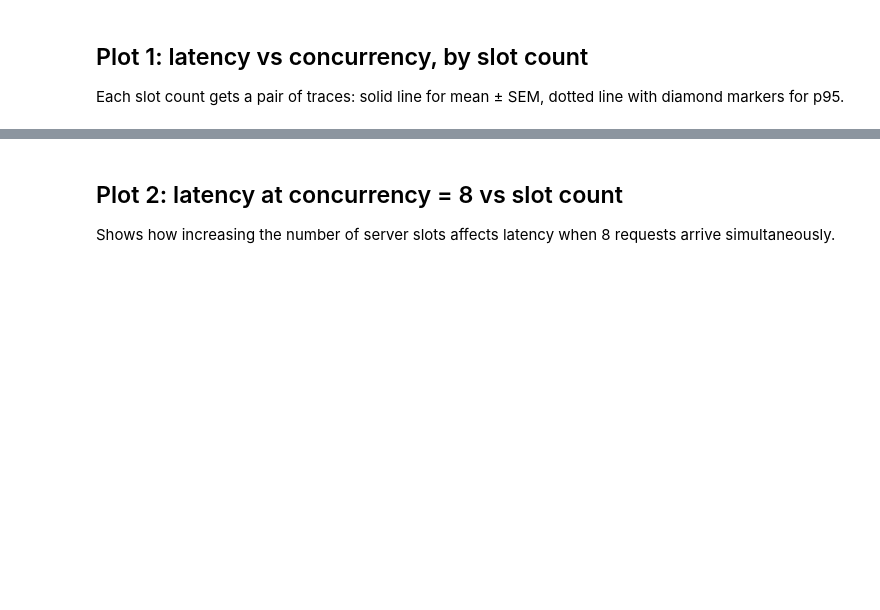
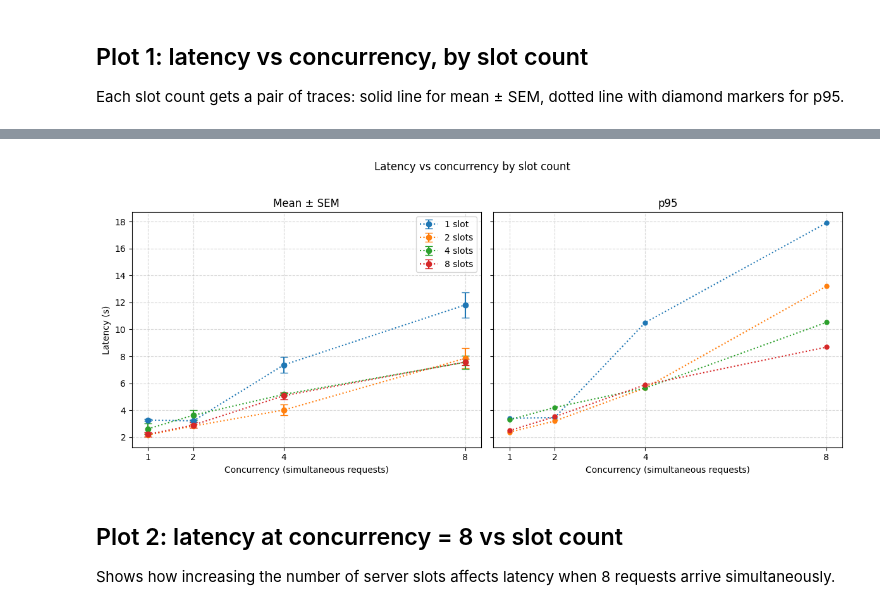
Before and after one commit to gperdrizet/llama.cpp-server, a Jupyter notebook: notebooks/load_test_results.ipynb, the cells around one changed output, grey strips where cells are left out. Saved outputs shown, nothing was run; the diff lists cells and outputs as text; code cells hidden in the pictures; blank space fills up the shorter version.

Commit message:
Switched to matplotlib

```diff
--- a/notebooks/load_test_results.ipynb
+++ b/notebooks/load_test_results.ipynb
@@ -10,11 +30,13 @@ Two plots:
 import re
 from pathlib import Path
 
+import matplotlib.pyplot as plt
 import numpy as np
 import pandas as pd
-import plotly.graph_objects as go
 
 RESULTS_DIR = Path('..') / 'tests' / 'results'
+FIGURES_DIR = Path('figures')
+FIGURES_DIR.mkdir(exist_ok=True)
 # %%
 # ---------------------------------------------------------------------------
 # Load all slots.N.csv files present in the results directory
@@ -34,8 +56,9 @@ for path in slot_files:
 
 raw = pd.concat(frames, ignore_index=True)
 
-# Keep only successful rows
-data = raw[raw['error'] == 'NaN'].copy()
+# Keep only successful rows — pd.read_csv converts the string 'NaN' in the
+# error column to a real NaN, so filter with isna() rather than == 'NaN'.
+data = raw[raw['error'].isna()].copy()
 data['slots'] = data['slots'].astype(int)
 data['concurrency'] = data['concurrency'].astype(int)
 data['latency_s'] = data['latency_s'].astype(float)
@@ -48,7 +75,7 @@ print(f'Total successful rows: {len(data)}')
 # ---------------------------------------------------------------------------
 # Helper: compute mean, SEM, p95 grouped by specified columns
 # ---------------------------------------------------------------------------
-def summarise(df, group_cols):
+def summarize(df, group_cols):
     agg = (
         df.groupby(group_cols)['latency_s']
         .agg(
@@ -66,52 +93,47 @@ def summarise(df, group_cols):
 
 Each slot count gets a pair of traces: solid line for mean ± SEM, dotted line with diamond markers for p95.
 # %%
-stats_by_slots = summarise(data, ['slots', 'concurrency'])
+stats_by_slots = summarize(data, ['slots', 'concurrency'])
 
-colours = [
-    '#636EFA', '#EF553B', '#00CC96', '#AB63FA',
-    '#FFA15A', '#19D3F3', '#FF6692', '#B6E880',
-]
+colors = plt.rcParams['axes.prop_cycle'].by_key()['color']
+all_concurrencies = sorted(data['concurrency'].unique())
 
-fig1 = go.Figure()
+fig1, (ax_mean, ax_p95) = plt.subplots(1, 2, figsize=(12, 5), sharey=True)
 
 for i, n_slots in enumerate(slot_counts):
     subset = stats_by_slots[stats_by_slots['slots'] == n_slots].sort_values('concurrency')
-    colour = colours[i % len(colours)]
+    color = colors[i % len(colors)]
     label = f'{n_slots} slot{"s" if n_slots > 1 else ""}'
 
-    # Mean ± SEM
-    fig1.add_trace(go.Scatter(
-        x=subset['concurrency'],
-        y=subset['mean'],
-        error_y=dict(type='data', array=subset['sem'].tolist(), visible=True),
-        mode='lines+markers',
-        line=dict(color=colour, width=1.5, dash='solid'),
-        marker=dict(size=8),
-        name=f'{label} — mean ± SEM',
-        legendgroup=str(n_slots),
-    ))
+    # Mean ± SEM — left panel
+    ax_mean.errorbar(
+        subset['concurrency'], subset['mean'],
+        yerr=subset['sem'],
+        marker='o', markersize=6, linewidth=1.5, linestyle=':',
+        capsize=4, color=color, label=label,
+    )
 
-    # p95
-    fig1.add_trace(go.Scatter(
-        x=subset['concurrency'],
-        y=subset['p95'],
-        mode='lines+markers',
-        line=dict(color=colour, width=1.5, dash='dot'),
-        marker=dict(size=7, symbol='diamond'),
-        name=f'{label} — p95',
-        legendgroup=str(n_slots),
-    ))
+    # p95 — right panel
+    ax_p95.plot(
+        subset['concurrency'], subset['p95'],
+        marker='o', markersize=5, linewidth=1.5, linestyle=':',
+        color=color, label=label,
+    )
 
-all_concurrencies = sorted(data['concurrency'].unique())
+for ax, title in [(ax_mean, 'Mean ± SEM'), (ax_p95, 'p95')]:
+    ax.set_title(title)
+    ax.set_xlabel('Concurrency (simultaneous requests)')
+    ax.set_xticks(all_concurrencies)
+    ax.grid(True, linestyle='--', alpha=0.5)
 
-fig1.update_layout(
-    title='Latency vs concurrency by slot count',
-    xaxis_title='Concurrency (simultaneous requests)',
-    yaxis_title='Latency (s)',
-    xaxis=dict(tickmode='array', tickvals=all_concurrencies),
-    legend=dict(groupclick='toggleitem'),
-    margin=dict(l=50, r=20, t=50, b=50),
-)
+ax_mean.set_ylabel('Latency (s)')
+ax_mean.legend()
 
-fig1.show()
+fig1.suptitle('Latency vs concurrency by slot count', y=1.02)
+fig1.tight_layout()
+
+out1 = FIGURES_DIR / 'latency_vs_concurrency.png'
+fig1.savefig(out1, dpi=150, bbox_inches='tight')
+print(f'Saved {out1}')
+plt.show()
+# %% [output]
@@ -118,3 +141,4 @@ fig1.show()
+[figure, added]
 # %% [markdown]
 ## Plot 2: latency at concurrency = 8 vs slot count
 
```
Also changed, not shown: parts of 4 cells of this notebook, 3 other files.
